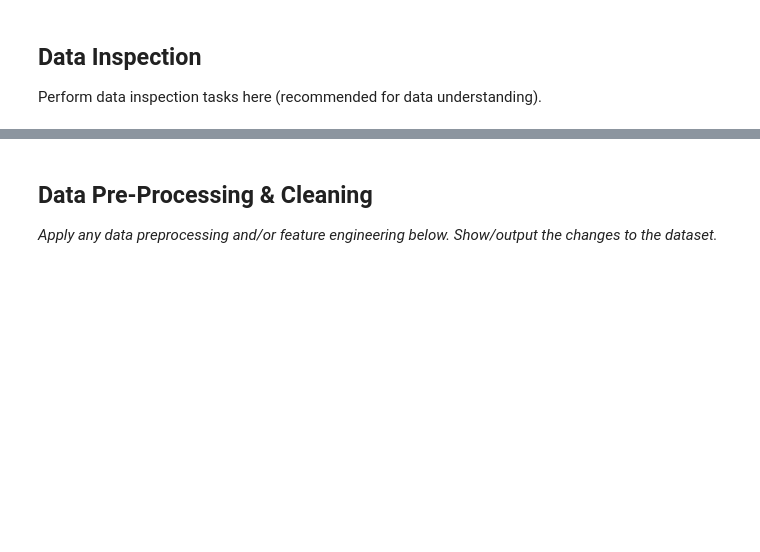
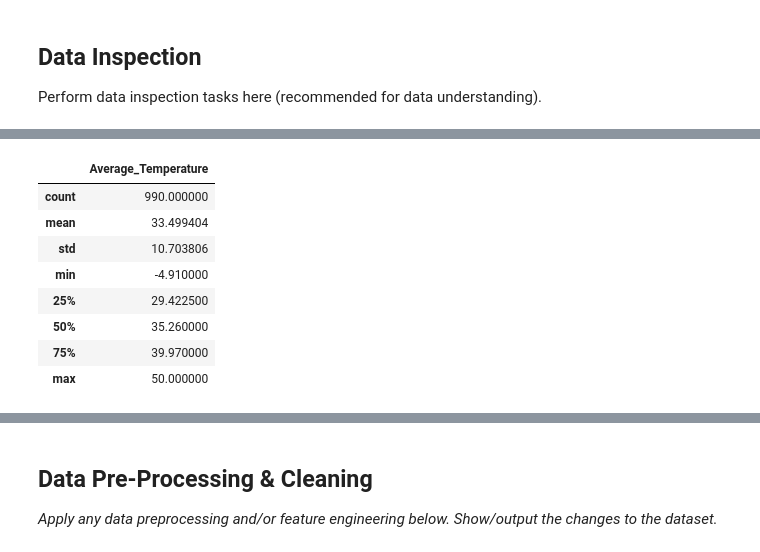
Before and after one commit to basmala875/Machine-Learning-Projects, a Jupyter notebook: Regression_Mini-Project.ipynb, the cells around one changed output, grey strips where cells are left out. Cells and saved outputs as stored; diff of their text form; code cells hidden in the pictures; blank space fills up the shorter version.

```diff
--- a/Regression_Mini-Project.ipynb
+++ b/Regression_Mini-Project.ipynb
@@ -78,0 +101,13 @@ Perform data inspection tasks here (recommended for data understanding).
+# %%
+#Statistical overview about the numeric columns in the dataset
+df.describe()
+# %% [output]
+|  | Average_Temperature |
+| count | 990.000000 |
+| mean | 33.499404 |
+| std | 10.703806 |
+| min | -4.910000 |
+| 25% | 29.422500 |
+| 50% | 35.260000 |
+| 75% | 39.970000 |
+| max | 50.000000 |
```
Also changed, not shown: parts of 3 cells of this notebook.
